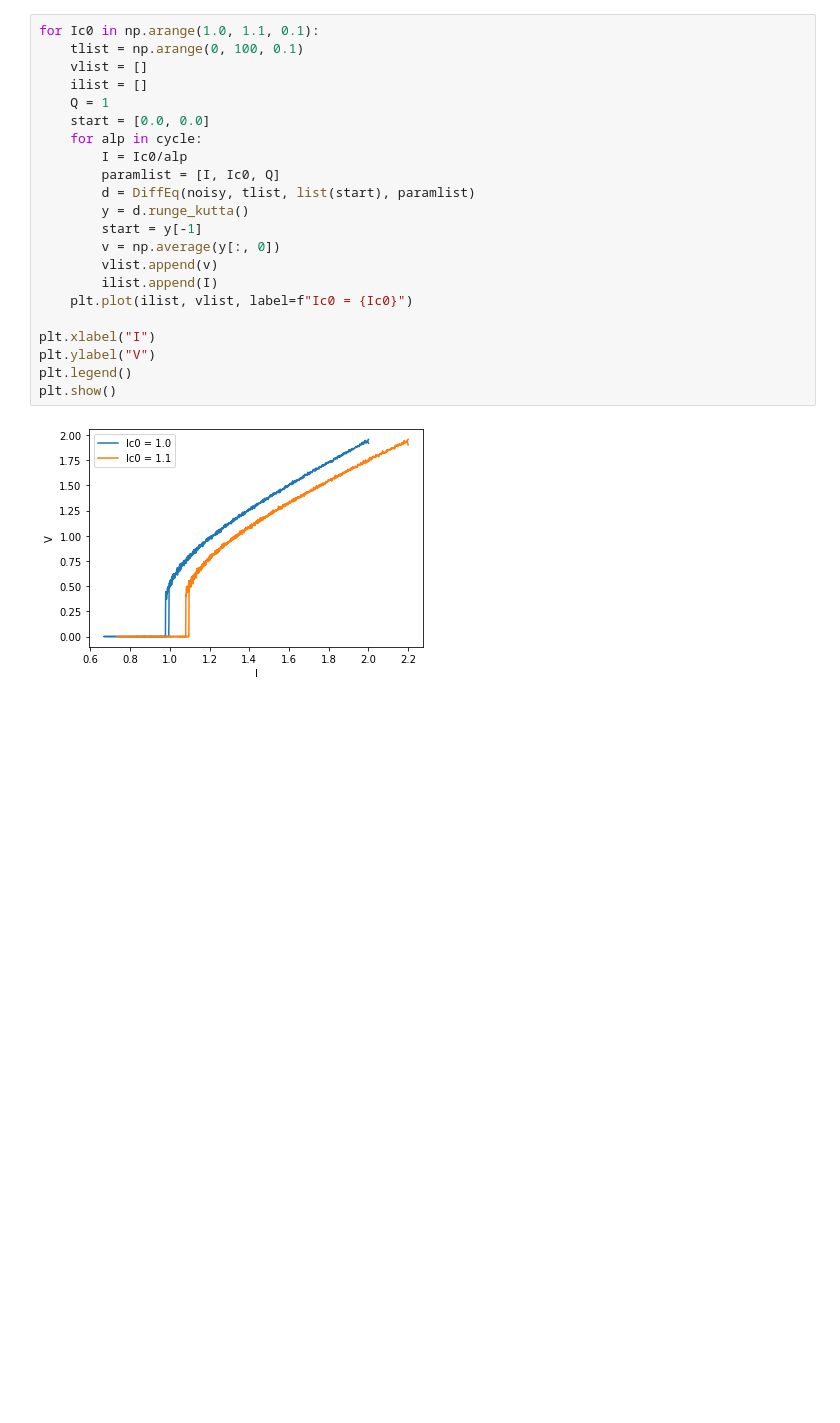
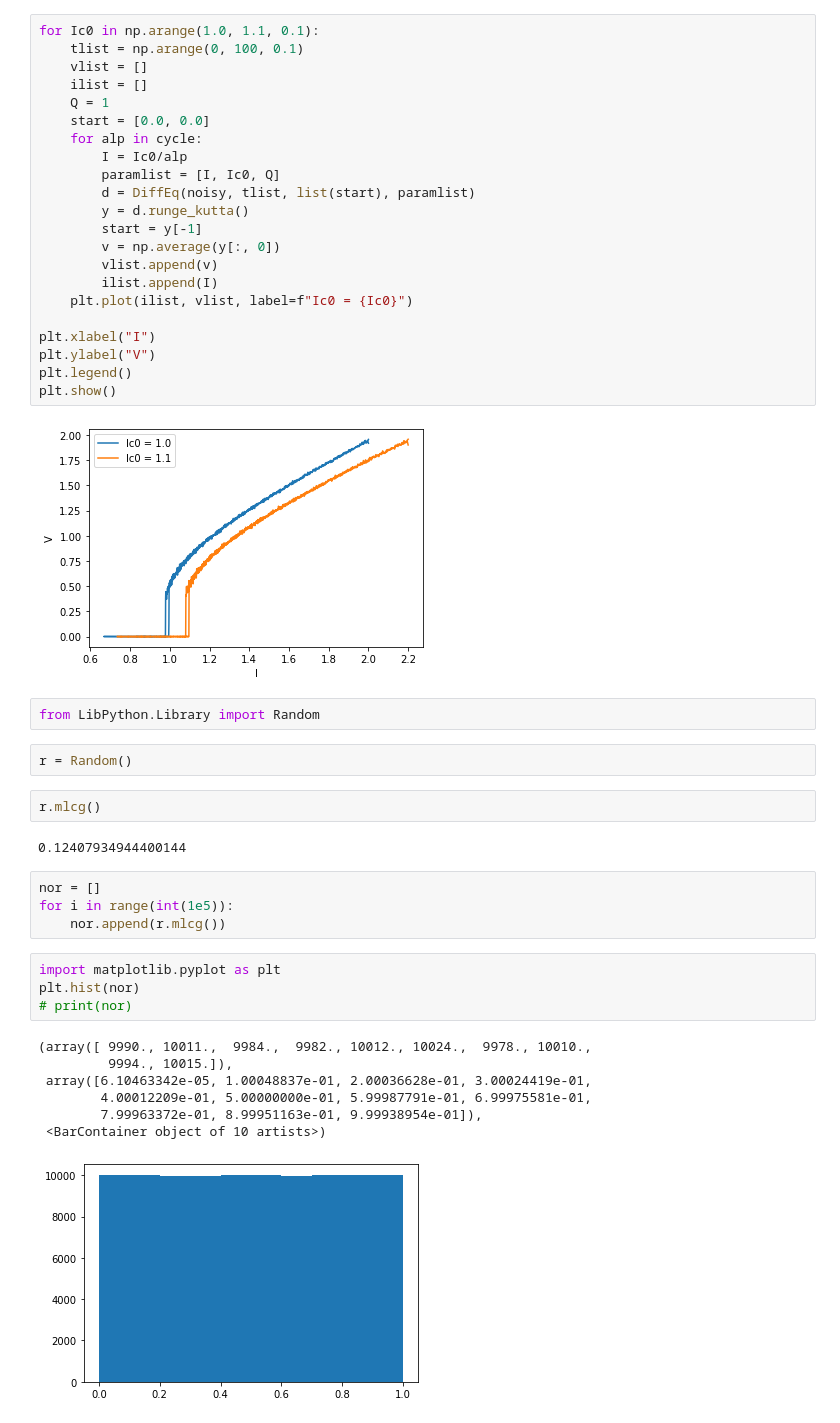
Before and after one commit to surelynottrue/P452-code, a Jupyter notebook: junction.ipynb, the cells around one changed output. Saved outputs shown, nothing was run; the diff lists cells and outputs as text; blank space fills up the shorter version.

```diff
--- a/junction.ipynb
+++ b/junction.ipynb
@@ -84,3 +84,27 @@ plt.legend()
 plt.show()
 # %% [output]
 [figure]
+# %%
+from LibPython.Library import Random
+# %%
+r = Random()
+# %%
+r.mlcg()
+# %% [output]
+0.12407934944400144
+# %%
+nor = []
+for i in range(int(1e5)):
+    nor.append(r.mlcg())
+# %%
+import matplotlib.pyplot as plt
+plt.hist(nor)
+# print(nor)
+# %% [output]
+(array([ 9990., 10011.,  9984.,  9982., 10012., 10024.,  9978., 10010.,
+         9994., 10015.]),
+ array([6.10463342e-05, 1.00048837e-01, 2.00036628e-01, 3.00024419e-01,
+        4.00012209e-01, 5.00000000e-01, 5.99987791e-01, 6.99975581e-01,
+        7.99963372e-01, 8.99951163e-01, 9.99938954e-01]),
+ <BarContainer object of 10 artists>)
+[figure, added]
```
Also changed, not shown: 2 other files.
